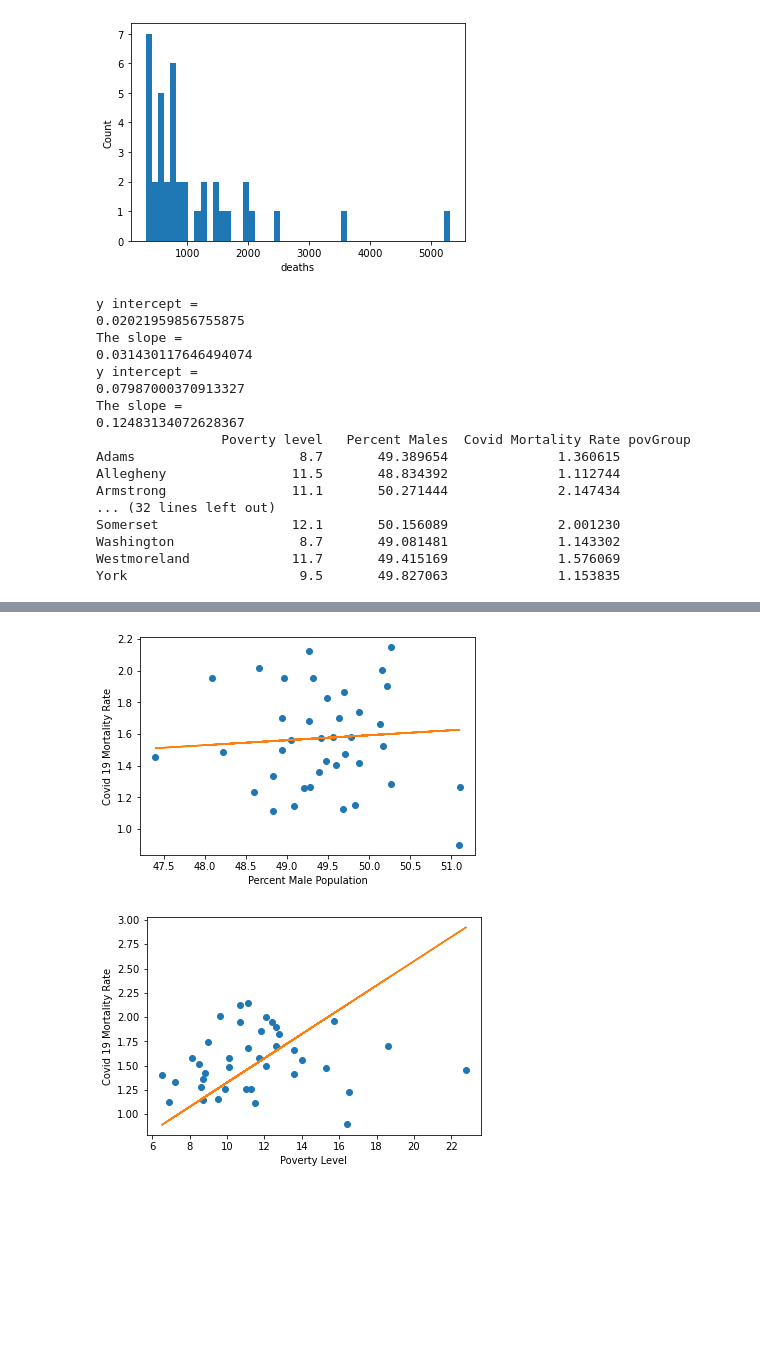
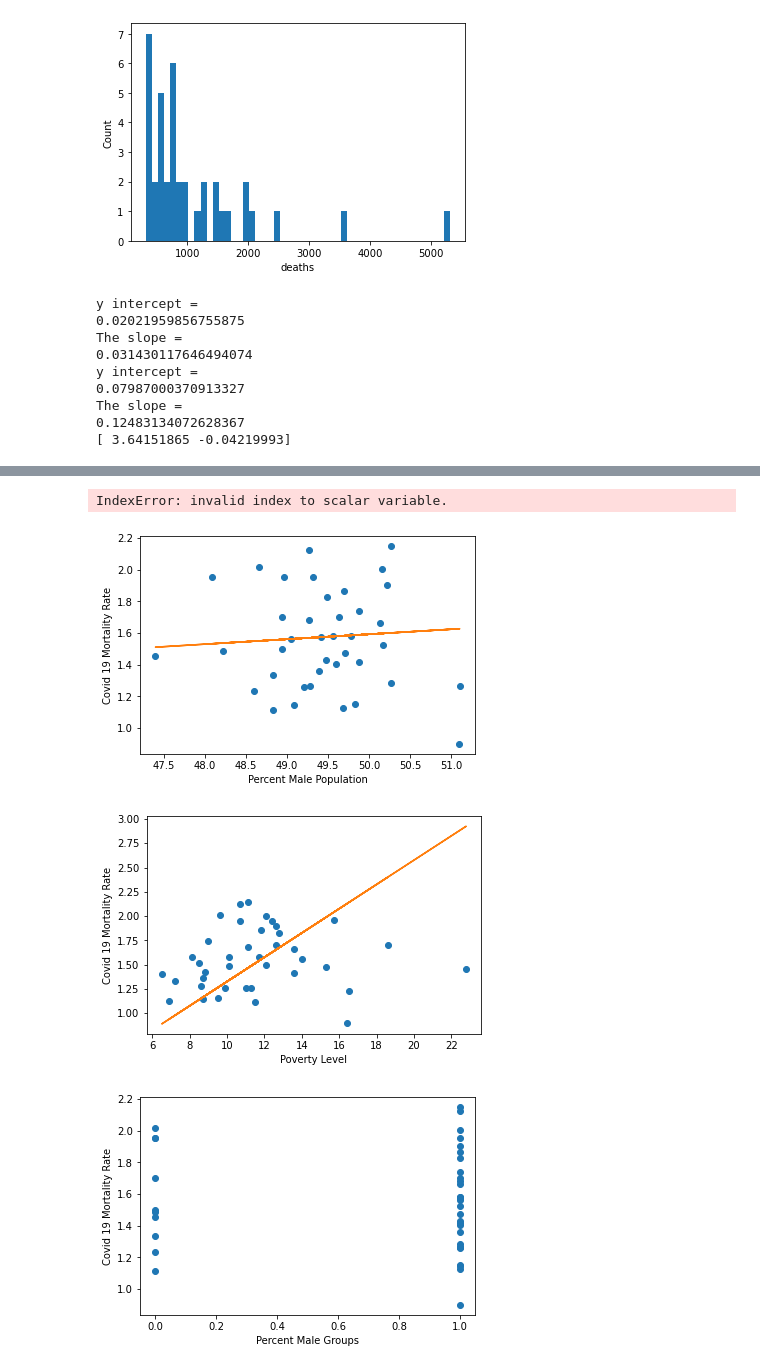
Before and after one commit to CAK25/AnalyzeCovid, a Jupyter notebook: GitHub.ipynb, the cells around one changed output, grey strips where cells are left out. Drawn from its saved outputs; the diff is of its cells as text; code cells hidden in the pictures; blank space fills up the shorter version.

```diff
--- a/GitHub.ipynb
+++ b/GitHub.ipynb
@@ -114,25 +114,42 @@ plt.plot(pov,slope*pov+intc)
 
 # Plot discreet for group 1 less than 10% poverty level and group 2 greater than 10% poverty level.
 
-Covid=pd.DataFrame([pov, Percentmale, Mort], ['Poverty level',' Percent Males','Covid Mortality Rate'], counties)
+Covid=pd.DataFrame([pov, Percentmale, Mort], ['Poverty level','Percent Males','Covid Mortality Rate'], counties)
 Covid=Covid.transpose()
 Covid['povGroup'] =''
-print(Covid)
-# dat['male'].loc[dat['male']<6]=0
-# dat['male'].loc[dat['male']>=6]=1
-# dat['pov'].loc[dat['pov']<3.4]=0
-# dat['pov'].loc[dat['pov']>=3.4]=1
+# print(Covid)
+Covid['MaleGroup'] =''
+# print(Covid)
+
+Covid['MaleGroup'].loc[Covid['Percent Males']<49]=0
+Covid['MaleGroup'].loc[Covid['Percent Males']>=49]=1
+Covid['povGroup'].loc[Covid['Poverty level']<10]=0
+Covid['povGroup'].loc[Covid['Poverty level']>=10]=1
+# print(Covid)
+
+# Plot discreet for group 1 less than 49% male and group 2 greater than 49% percent male.
+plt.figure(3)
+plt.plot(Covid['MaleGroup'],Covid['Covid Mortality Rate'],'o')
+plt.xlabel("Percent Male Groups");
+plt.ylabel("Covid 19 Mortality Rate");
+x=sm.add_constant(np.array(Covid['Percent Males']))
+model=sm.OLS(np.array(Covid['Covid Mortality Rate']), x).fit()
+# print(model.summary())
+print(model.params)
+
+parameters=model.params[0]
+intc=parameters[0]
+slope=parameters[1]
+print('y intercept =')
+print(intc)
+print('The slope =')
+print(slope)
+plt.plot(Covid['Percent Males'], slope*Covid['Percent Males']+intc)
 
 
-# cyl = np.array(dat['cyl'])
-# wt  = np.array(dat['wt'])
-# mpg = np.array(dat['mpg'])
+#Plot groups of above 49% male and below 10% poverty level.
 
-# Plot discreet for group 1 less than 50% male and group 2 greater than 50% percent male.
-
-#Plot groups of above 50% male and below 10% poverty level.
-
-#Regression of above 50% male and below 10% poverty level.
+#Regression of above 49% male and below 10% poverty level.
 
 # print(pov)
 # print(male)
@@ -170,12 +187,4 @@ y intercept =
 0.07987000370913327
 The slope =
 0.12483134072628367
-                Poverty level   Percent Males  Covid Mortality Rate povGroup
-Adams                     8.7       49.389654              1.360615
-Allegheny                11.5       48.834392              1.112744
-Armstrong                11.1       50.271444              2.147434
-... (32 lines left out)
-Somerset                 12.1       50.156089              2.001230
-Washington                8.7       49.081481              1.143302
-Westmoreland             11.7       49.415169              1.576069
-York                      9.5       49.827063              1.153835
+[ 3.64151865 -0.04219993]
@@ -182,5 +207,7 @@ York                      9.5       49.827063              1.153835
+IndexError: invalid index to scalar variable.
 [figure]
 [figure]
+[figure, added]
 # %%
 # file='Poverty Allegheny County.csv'
 # dat=pd.read_csv(file, header=0)
```
Also changed, not shown: parts of 1 cell of this notebook.
